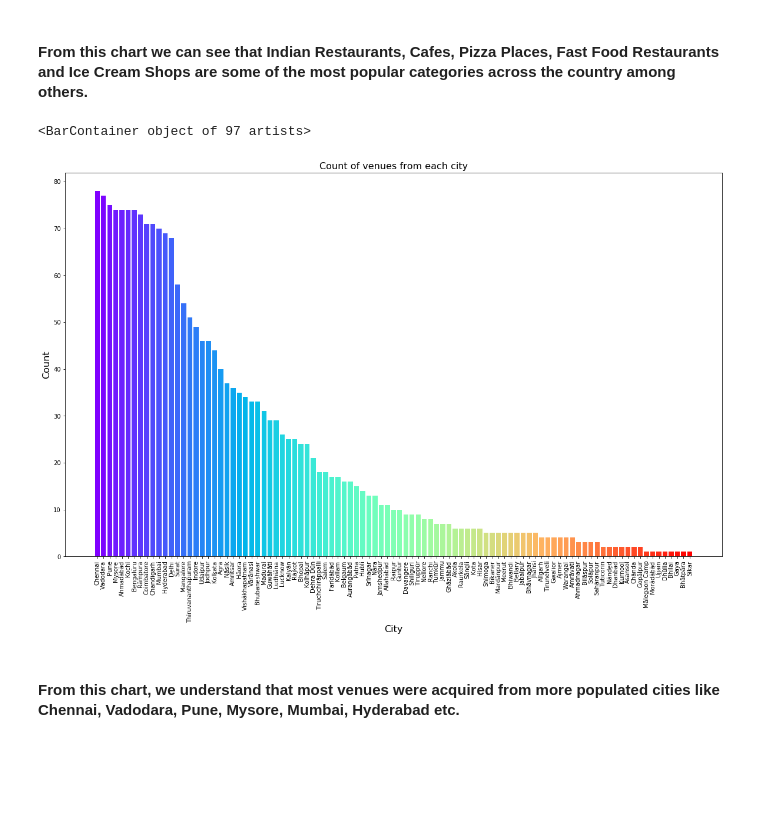
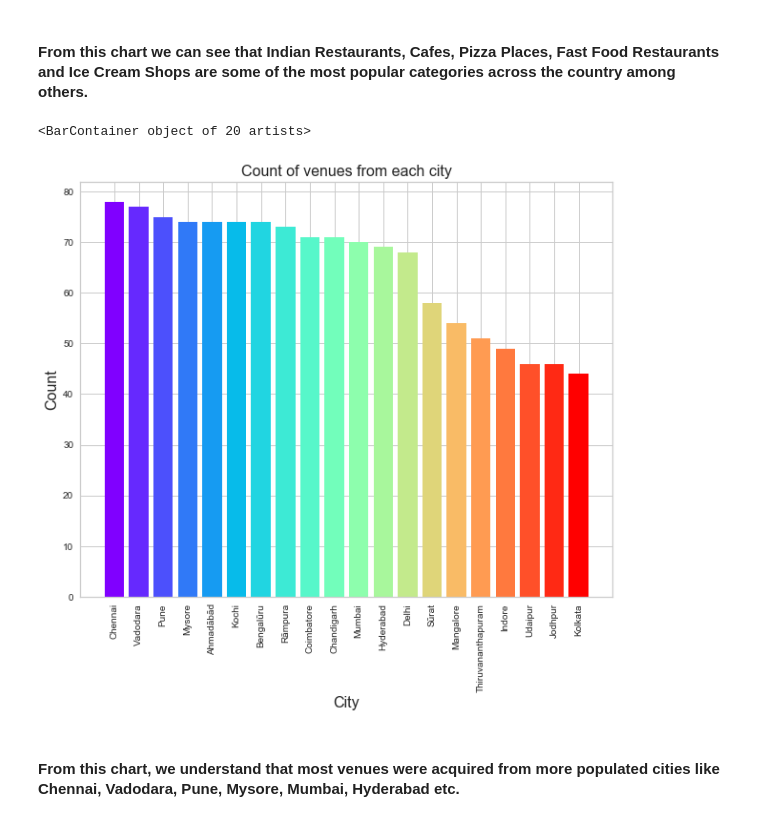
Before and after one commit to r10na/Coursera_Capstone, a Jupyter notebook: Final Project .ipynb, the cells around one changed output. Cells and saved outputs as stored; diff of their text form; code cells hidden in the pictures; blank space fills up the shorter version.

```diff
--- a/Final Project .ipynb
+++ b/Final Project .ipynb
@@ -362,16 +362,16 @@ plt.bar(venue_distribution.index, venue_distribution.values, color = colors)
 #### From this chart we can see that  Indian Restaurants, Cafes, Pizza Places, Fast Food Restaurants and Ice Cream Shops are some of the most popular categories across the country among others.
 # %%
 venue_distribution = pop_eat['City'].value_counts()
-colors = cm.rainbow(np.linspace(0, 1, len(venue_distribution.index)))
-plt.figure(figsize = (20, 12))
+colors = cm.rainbow(np.linspace(0, 1, len(venue_distribution.index[:20])))
+plt.figure(figsize = (10, 8))
 plt.xticks(rotation = 90)
 plt.xlabel("City", fontsize = 16)
 plt.ylabel("Count", fontsize = 16)
 plt.title("Count of venues from each city", fontsize = 16)
-plt.bar(venue_distribution.index, venue_distribution.values, color = colors)
+plt.bar(venue_distribution.index[:20], venue_distribution.values[:20], color = colors)
 # %% [output]
-<BarContainer object of 97 artists>
+<BarContainer object of 20 artists>
-[figure, old version]
+[figure, new version]
 # %% [markdown]
 #### From this chart, we understand that most venues were acquired from more populated cities like Chennai, Vadodara, Pune, Mysore, Mumbai, Hyderabad etc.
 # %% [markdown]
```
Also changed, not shown: parts of 1 cell of this notebook, 1 other file.
